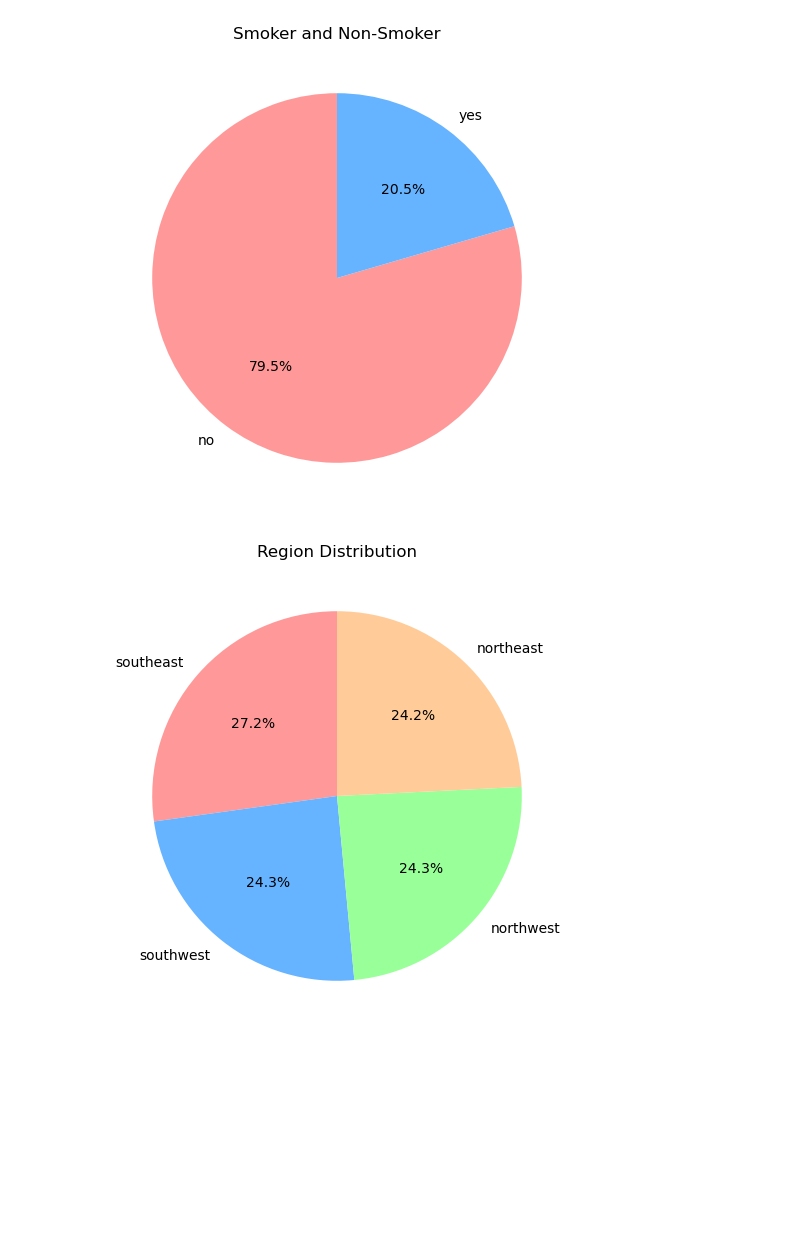
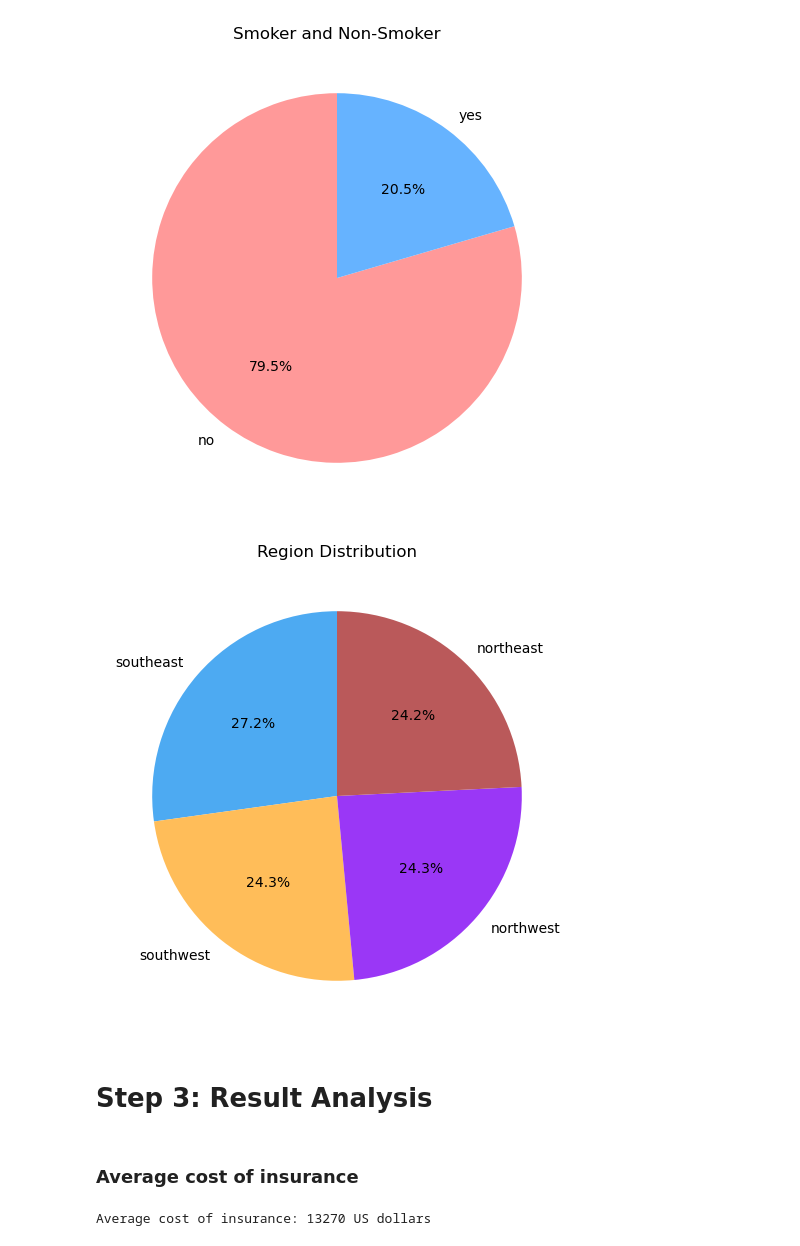
Before and after one commit to anwarrahim/Portfolio_Projects, a Jupyter notebook: 1) Medical_Insurance_cost_istimation/medical_insurance_cost.ipynb, the cells around one changed output. Drawn from its saved outputs; the diff is of its cells as text; code cells hidden in the pictures; blank space fills up the shorter version.

Commit message:
Do some visualization

```diff
--- a/1) Medical_Insurance_cost_istimation/medical_insurance_cost.ipynb
+++ b/1) Medical_Insurance_cost_istimation/medical_insurance_cost.ipynb
@@ -136,8 +140,17 @@ plt.show()
 [figure]
 # %%
 plt.figure(figsize=(10, 6))
-plt.pie(df['region'].value_counts(), labels=df['region'].value_counts().index, autopct='%1.1f%%', startangle=90, colors=['#ff9999','#66b3ff', '#99ff99', '#ffcc99'])
+plt.pie(df['region'].value_counts(), labels=df['region'].value_counts().index, autopct='%1.1f%%', startangle=90, colors=['#4DAAF2','#FFBD59', '#9A37F6', '#ba595a'])
 plt.title('Region Distribution')
 plt.show()
 # %% [output]
-[figure, old version]
+[figure, new version]
+# %% [markdown]
+# Step 3: Result Analysis
+# %% [markdown]
+### Average cost of insurance
+# %%
+average_cost = df['charges'].mean()
+print(f'Average cost of insurance: {int(average_cost)} US dollars')
+# %% [output]
+Average cost of insurance: 13270 US dollars
```
Also changed, not shown: parts of 21 cells of this notebook.
